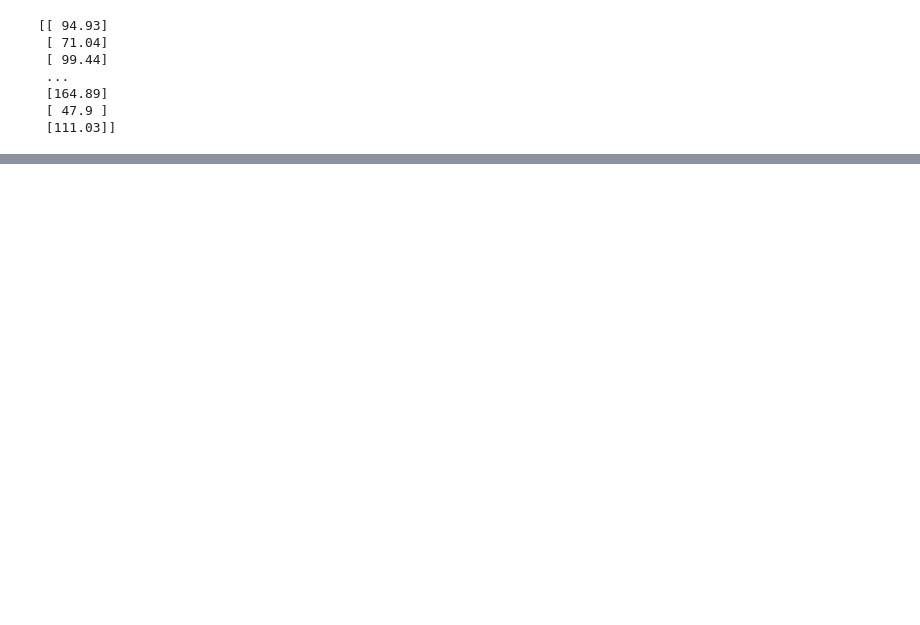
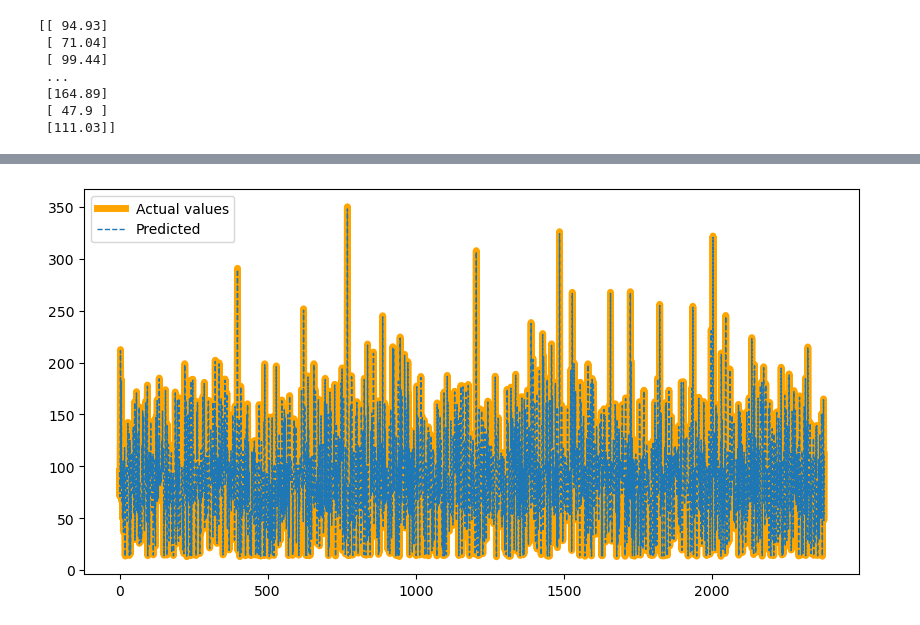
Before and after one commit to gothwalritu/Water-qualtiy-predictor-with-time-sereis-forecasting, a Jupyter notebook: Ritu_Gothwal/Machine_learning_Ritu/Final_ANN_Model.ipynb, the cells around one changed output, grey strips where cells are left out. Cells and saved outputs as stored; diff of their text form; code cells hidden in the pictures; blank space fills up the shorter version.

```diff
--- a/Ritu_Gothwal/Machine_learning_Ritu/Final_ANN_Model.ipynb
+++ b/Ritu_Gothwal/Machine_learning_Ritu/Final_ANN_Model.ipynb
@@ -428,0 +429,10 @@ pyplot.show()
+# %%
+from matplotlib import pyplot
+plt.figure(figsize=(10, 5))
+plt.title('')
+plt.plot(accuracy_df['Actual'], label='Actual values', color='orange', linewidth=5)
+plt.plot(accuracy_df['Prediction'], label='Predicted', linewidth=1, linestyle='dashed')
+plt.legend()
+plt.show()
+# %% [output]
+[figure, added]
```
Also changed, not shown: parts of 7 cells of this notebook, 4 other files.
